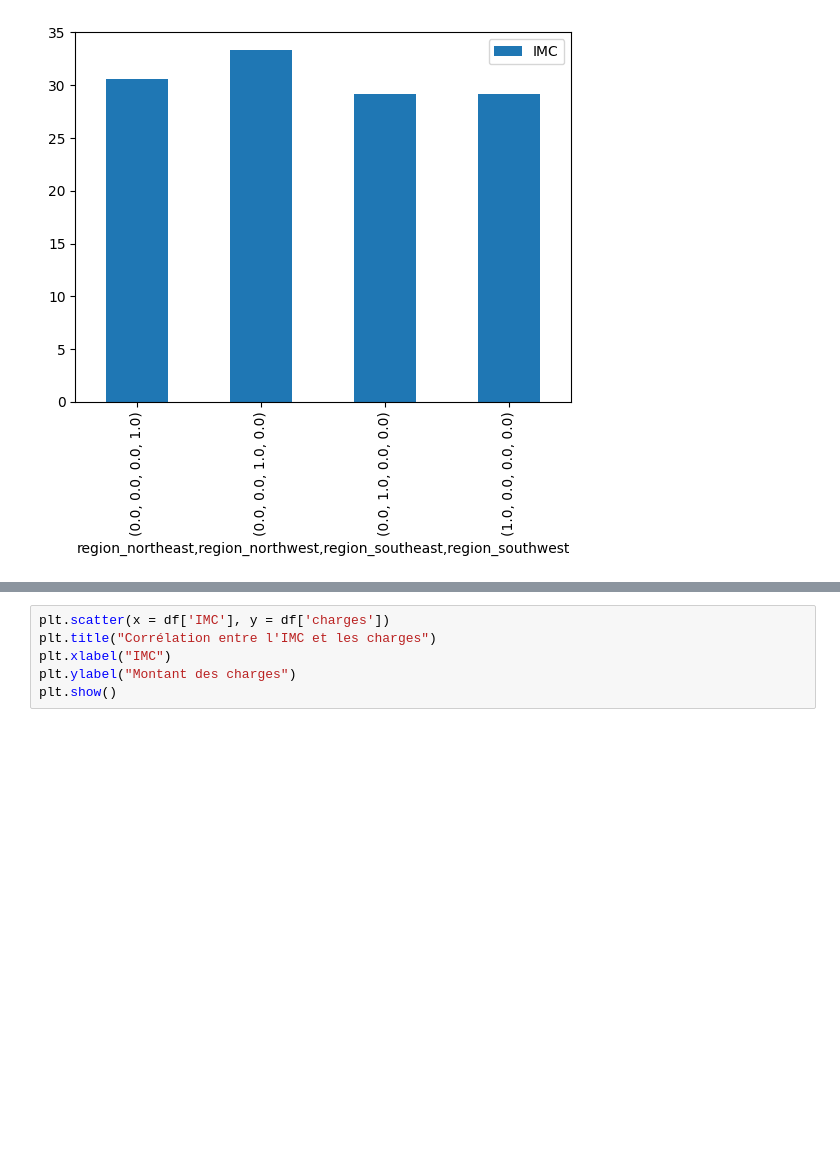
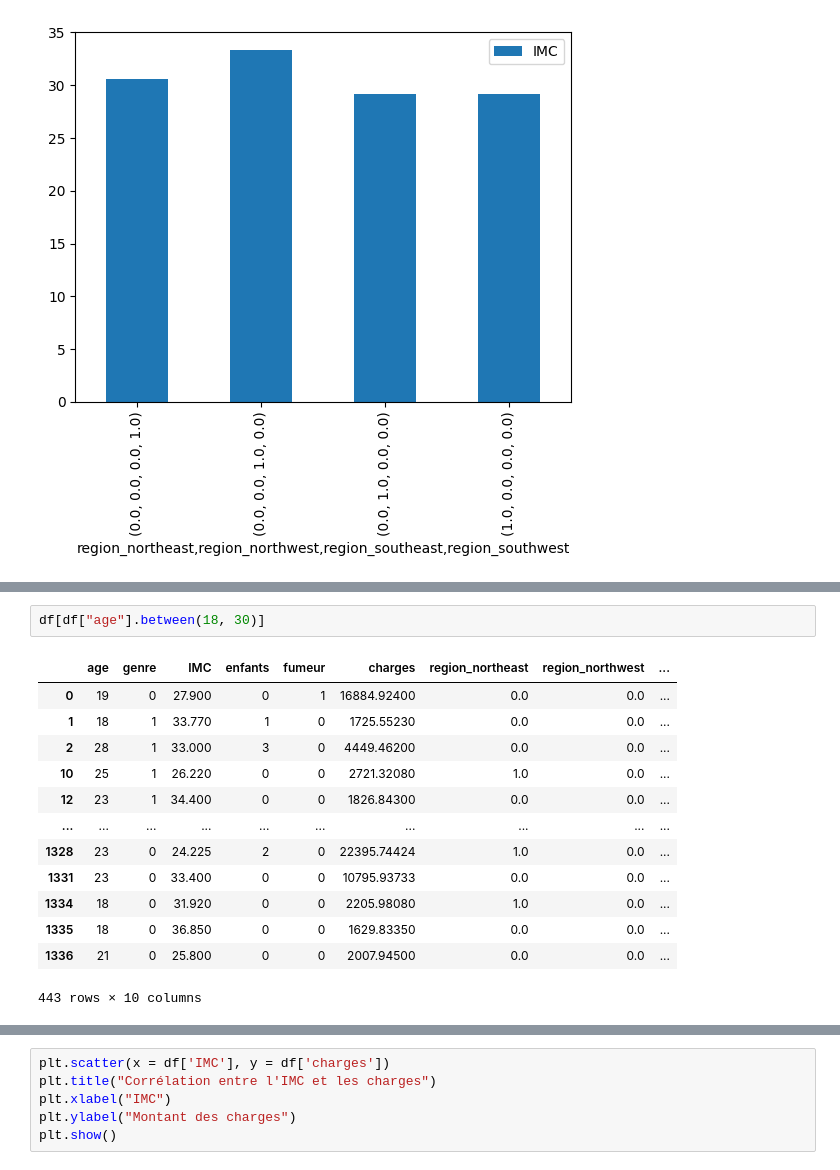
Before and after one commit to Daviddavid-sudo/Briefprimeassurance, a Jupyter notebook: analyse.ipynb, the cells around one changed output, grey strips where cells are left out. Saved outputs shown, nothing was run; the diff lists cells and outputs as text; blank space fills up the shorter version.

```diff
--- a/analyse.ipynb
+++ b/analyse.ipynb
@@ -230,0 +256,16 @@ a = df[["charges", "IMC"]].groupby("IMC")
+# %%
+df[df["age"].between(18, 30)]
+# %% [output]
+|  | age | genre | IMC | enfants | fumeur | charges | region_northeast | region_northwest | ... |
+| 0 | 19 | 0 | 27.900 | 0 | 1 | 16884.92400 | 0.0 | 0.0 | ... |
+| 1 | 18 | 1 | 33.770 | 1 | 0 | 1725.55230 | 0.0 | 0.0 | ... |
+| 2 | 28 | 1 | 33.000 | 3 | 0 | 4449.46200 | 0.0 | 0.0 | ... |
+| 10 | 25 | 1 | 26.220 | 0 | 0 | 2721.32080 | 1.0 | 0.0 | ... |
+| 12 | 23 | 1 | 34.400 | 0 | 0 | 1826.84300 | 0.0 | 0.0 | ... |
+| ... | ... | ... | ... | ... | ... | ... | ... | ... | ... |
+| 1328 | 23 | 0 | 24.225 | 2 | 0 | 22395.74424 | 1.0 | 0.0 | ... |
+| 1331 | 23 | 0 | 33.400 | 0 | 0 | 10795.93733 | 0.0 | 0.0 | ... |
+| 1334 | 18 | 0 | 31.920 | 0 | 0 | 2205.98080 | 1.0 | 0.0 | ... |
+| 1335 | 18 | 0 | 36.850 | 0 | 0 | 1629.83350 | 0.0 | 0.0 | ... |
+| 1336 | 21 | 0 | 25.800 | 0 | 0 | 2007.94500 | 0.0 | 0.0 | ... |
+443 rows × 10 columns
```
Also changed, not shown: parts of 17 cells of this notebook, 3 other files.
